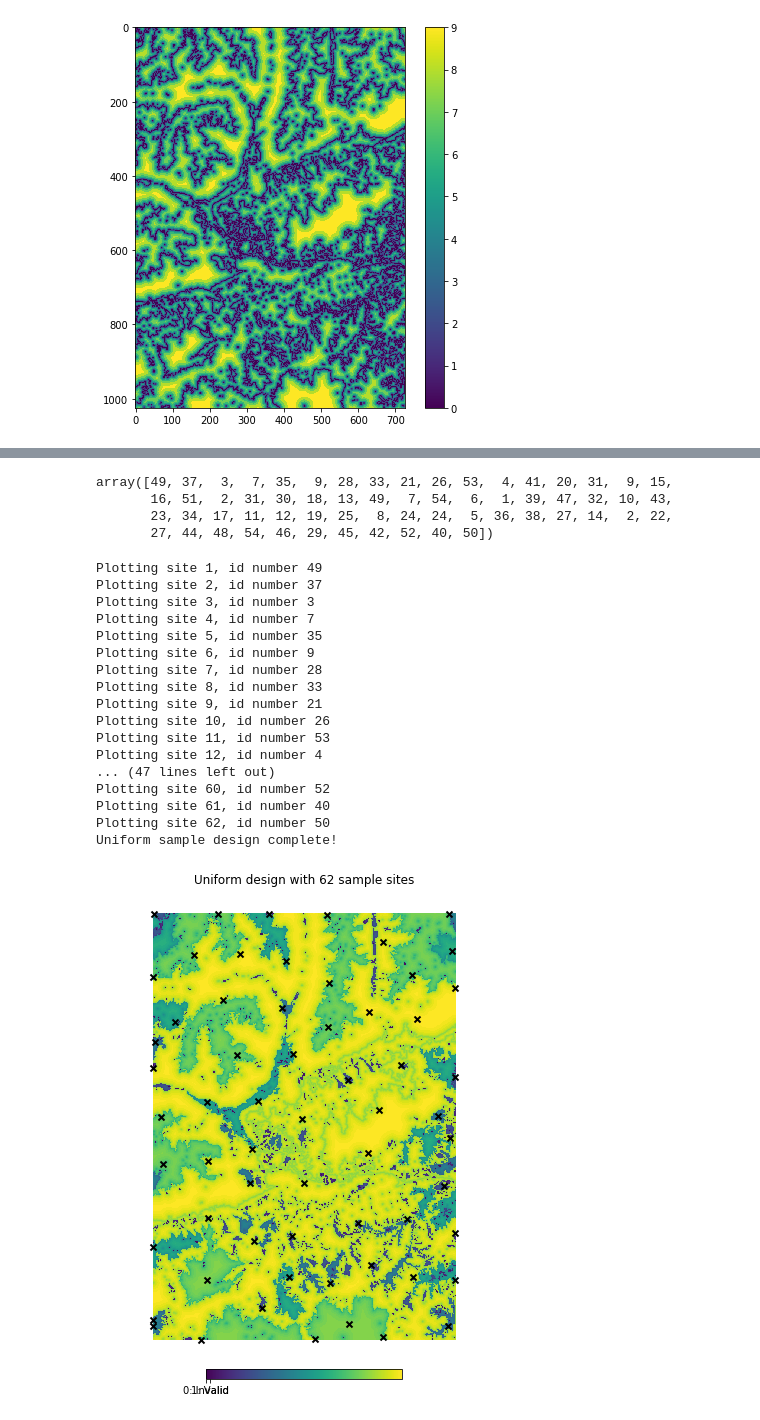
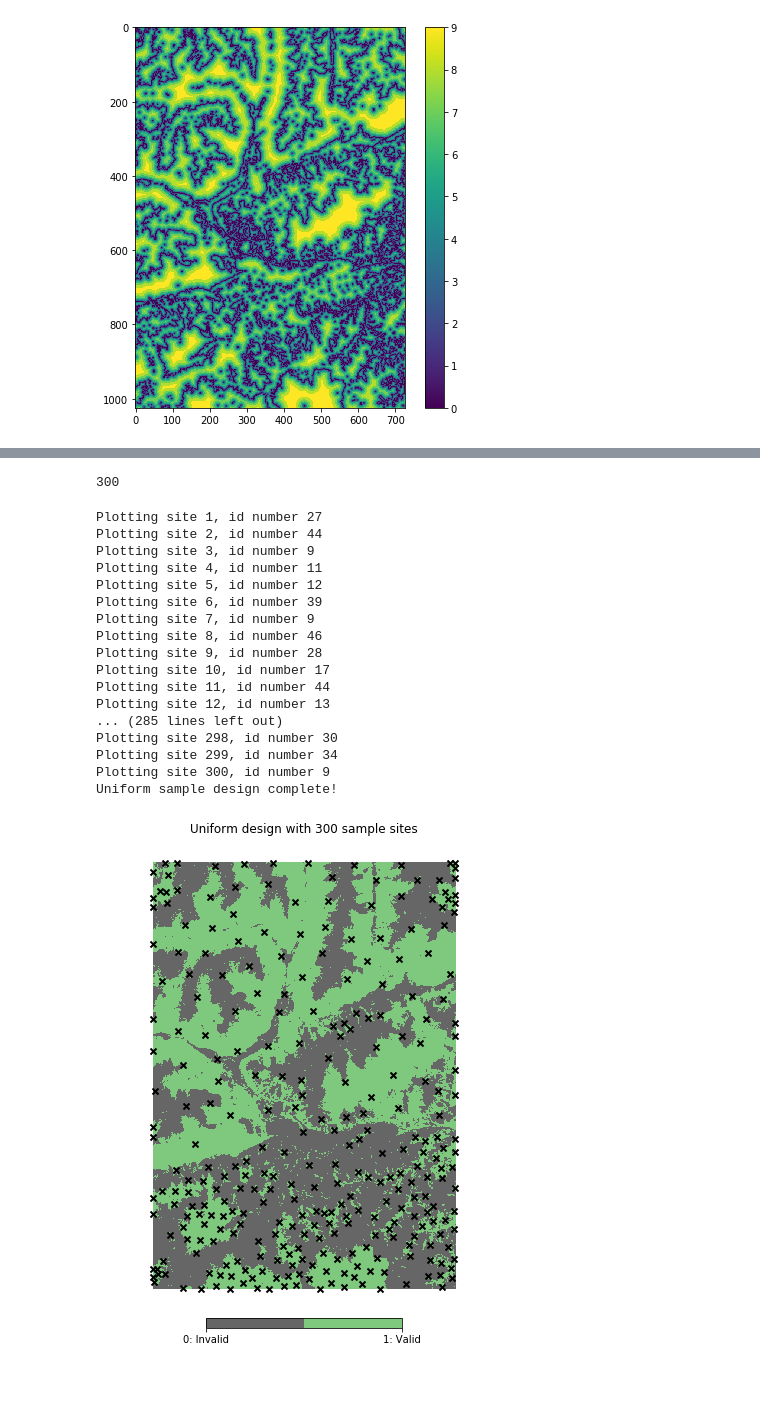
Before and after one commit to EllieBowler/optimising-sample-designs, a Jupyter notebook: uniform tests.ipynb, the cells around one changed output, grey strips where cells are left out. Cells and saved outputs as stored; diff of their text form; code cells hidden in the pictures; blank space fills up the shorter version.

Commit message:
fixed habitat map input for uniform design

```diff
--- a/uniform tests.ipynb
+++ b/uniform tests.ipynb
@@ -2,7 +2,7 @@
 # adding habitat and mask into analysis
 # how to input multiple values using click
 # all parts of uniform design called from main function
-# how to do pop up for suggestes number of sample sites?
+# how to do pop up for suggested number of sample sites? - suggest and enter later in analysis
 
 from osgeo import gdal
 import numpy as np
@@ -77,15 +77,31 @@ def build_df(bin_ids):
     return combo_df
 
 
-def bin_metrics(input_metrics, mask, nbins):
+# def bin_metrics(input_metrics, mask, nbins):
+#     """Bin all input metric arrays into discrete ID arrays, and create a dataframe of all the
+#     unique combinations of these IDs"""
+#     binned_metrics = []
+#     bin_ids = []
+#     bin_breaks = []
+#     # Generate a binned version of all input metric arrays
+#     for i in range(len(input_metrics)-1):
+#         metric_bin, ids, breaks = discretize_metric(input_metrics[i + 1], mask, nbins[i + 1])
+#         binned_metrics.append(metric_bin)  # Save all new (discretized) metric arrays
+#         bin_ids.append(ids)  # Save the list of all IDs present for each array
+#         bin_breaks.append(breaks)  # Save the bin breaks for each metric
+#     # Generate dataframe of all combinations of IDs between the input metric arrays
+#     combo_df = build_df(bin_ids)
+#     return binned_metrics, combo_df, bin_breaks
+
+def bin_metrics(metric_list, mask, bins_list):
     """Bin all input metric arrays into discrete ID arrays, and create a dataframe of all the
     unique combinations of these IDs"""
     binned_metrics = []
     bin_ids = []
     bin_breaks = []
     # Generate a binned version of all input metric arrays
-    for i in range(len(input_metrics)-1):
-        metric_bin, ids, breaks = discretize_metric(input_metrics[i + 1], mask, nbins[i + 1])
+    for i in range(len(metric_list)):
+        metric_bin, ids, breaks = discretize_metric(metric_list[i], mask, bins_list[i])
         binned_metrics.append(metric_bin)  # Save all new (discretized) metric arrays
         bin_ids.append(ids)  # Save the list of all IDs present for each array
         bin_breaks.append(breaks)  # Save the bin breaks for each metric
@@ -101,8 +117,8 @@ habmap_path = 'raw/HabitatMap.tif'
 metrics = ['raw/DistanceToEdgeLog2.tif', 'raw/FragmentAreaLog10.tif']
 bins = [10, 8]
 mask_path = 'raw/InvalidAreasMask.tif'
-mask_path = None
-nsp = 62
+# mask_path = None
+nsp = 300
 
 # get geo info and habitat map from tif file
 habmap, nbins, res, GeoT, auth_code = get_file_info(habmap_path)
@@ -214,10 +276,7 @@ difference of 8
-# %%
-id_mix
-# %% [output]
-array([49, 37,  3,  7, 35,  9, 28, 33, 21, 26, 53,  4, 41, 20, 31,  9, 15,
-       16, 51,  2, 31, 30, 18, 13, 49,  7, 54,  6,  1, 39, 47, 32, 10, 43,
-       23, 34, 17, 11, 12, 19, 25,  8, 24, 24,  5, 36, 38, 27, 14,  2, 22,
-       27, 44, 48, 54, 46, 29, 45, 42, 52, 40, 50])
+# %%
+len(id_mix)
+# %% [output]
+300
 # %%
 # def generate_id_list(unique_IDs, s_opt, nsp, ID_df):
 #     """Create a list where each unique ID is repeated by s_opt"""
@@ -283,34 +342,37 @@ def generate_uniform_design(id_mix, ID_im):
 # %%
 x_unif, y_unif = generate_uniform_design(id_mix, ID_im)
 # %% [output]
-Plotting site 1, id number 49
-Plotting site 2, id number 37
-Plotting site 3, id number 3
-Plotting site 4, id number 7
-Plotting site 5, id number 35
-Plotting site 6, id number 9
-Plotting site 7, id number 28
-Plotting site 8, id number 33
-Plotting site 9, id number 21
-Plotting site 10, id number 26
-Plotting site 11, id number 53
-Plotting site 12, id number 4
-... (47 lines left out)
-Plotting site 60, id number 52
-Plotting site 61, id number 40
-Plotting site 62, id number 50
+Plotting site 1, id number 27
+Plotting site 2, id number 44
+Plotting site 3, id number 9
+Plotting site 4, id number 11
+Plotting site 5, id number 12
+Plotting site 6, id number 39
+Plotting site 7, id number 9
+Plotting site 8, id number 46
+Plotting site 9, id number 28
+Plotting site 10, id number 17
+Plotting site 11, id number 44
+Plotting site 12, id number 13
+... (285 lines left out)
+Plotting site 298, id number 30
+Plotting site 299, id number 34
+Plotting site 300, id number 9
 Uniform sample design complete!
 # %%
+mask_path = 'raw/InvalidAreasMask.tif'
+mask = extract_raster(mask_path)
+
 plt.figure(figsize=(7, 9))
-# plt.imshow(mask, cmap=plt.cm.get_cmap('Accent_r', 2))
-plt.imshow(ID_im)
+plt.imshow(mask, cmap=plt.cm.get_cmap('Accent_r', 2))
+# plt.imshow(ID_im)
 plt.title('{} design with {} sample sites'.format('Uniform', len(x_unif)))
 plt.axis('off')
 cbar = plt.colorbar(fraction=0.02, orientation='horizontal', pad=0.01)
 cbar.set_ticks([0, 1])
 cbar.set_ticklabels(['0: Invalid', '1: Valid'])
 plt.scatter(y_unif, x_unif, c='black', marker='x', linewidth=2)
 # plt.savefig('{}/{}_{}Site_Uniform_Plot.tif'.format(directory, ts, nsp))
 plt.show()
 # %% [output]
-[figure, old version]
+[figure, new version]
```
Also changed, not shown: parts of 9 cells of this notebook.
